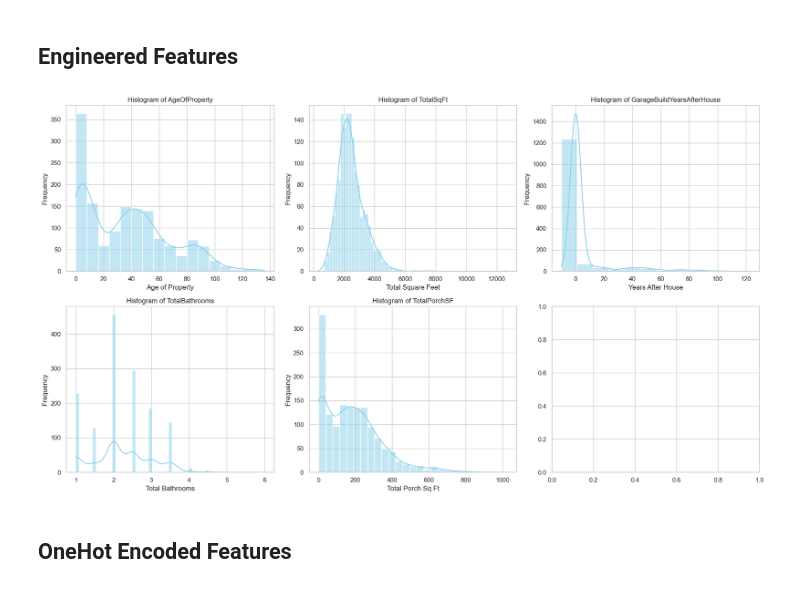
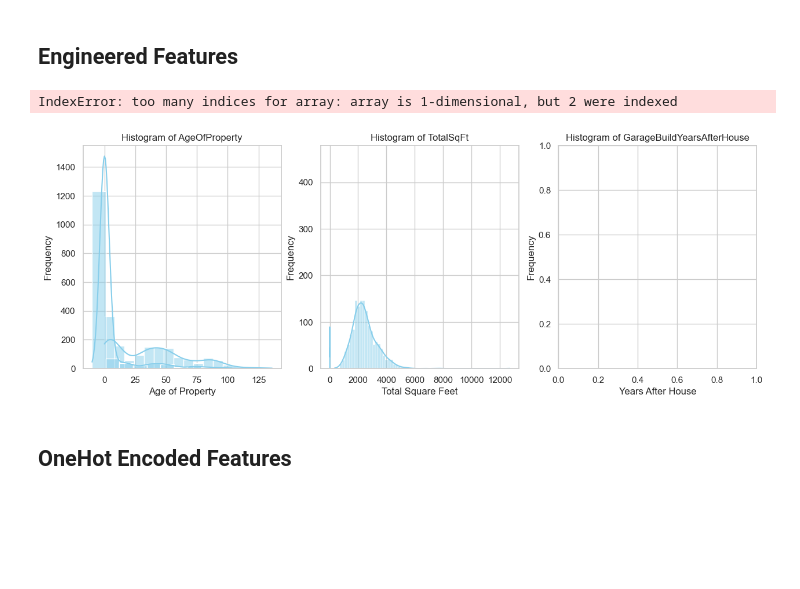
Before and after one commit to ksobczykR2DS/price-prediction, a Jupyter notebook: data_exploration.ipynb, the cells around one changed output. Saved outputs shown, nothing was run; the diff lists cells and outputs as text; code cells hidden in the pictures; blank space fills up the shorter version.

```diff
--- a/data_exploration.ipynb
+++ b/data_exploration.ipynb
@@ -107,37 +107,38 @@ fig, axs = plt.subplots(1, 3, figsize=(15, 5))
 sns.histplot(df['AgeOfProperty'], ax=axs[0], color='skyblue', kde=True)
 axs[0].set_title('Histogram of AgeOfProperty')
 axs[0].set_xlabel('Age of Property')
 axs[0].set_ylabel('Frequency')
 
 # Histogram for 'TotalSqFt'
 sns.histplot(df['TotalSqFt'], ax=axs[1], color='skyblue', kde=True)
 axs[1].set_title('Histogram of TotalSqFt')
 axs[1].set_xlabel('Total Square Feet')
 axs[1].set_ylabel('Frequency')
 
 # Histogram for 'GarageBuildYearsAfterHouse'
-sns.histplot(df['GarageBuildYearsAfterHouse'], ax=axs[2], color='skyblue', kde=True)
+sns.histplot(df['GarageBuildYearsAfterHouse'], ax=axs[0], color='skyblue', kde=True)
 axs[2].set_title('Histogram of GarageBuildYearsAfterHouse')
 axs[2].set_xlabel('Years After House')
 axs[2].set_ylabel('Frequency')
 
 # Adding histograms for 'TotalBathrooms'
-sns.histplot(df['TotalBathrooms'], ax=axs[0, 0], color='skyblue', kde=True)
+sns.histplot(df['TotalBathrooms'], ax=axs[1], color='skyblue', kde=True)
 axs[0, 0].set_title('Histogram of TotalBathrooms')
 axs[0, 0].set_xlabel('Total Bathrooms')
 axs[0, 0].set_ylabel('Frequency')
 
 # Adding histograms for 'TotalPorchSF'
-sns.histplot(df['TotalPorchSF'], ax=axs[0, 1], color='skyblue', kde=True)
+sns.histplot(df['TotalPorchSF'], ax=axs[1], color='skyblue', kde=True)
 axs[0, 1].set_title('Histogram of TotalPorchSF')
 axs[0, 1].set_xlabel('Total Porch Sq Ft')
 axs[0, 1].set_ylabel('Frequency')
 
 # Displaying the plots
 plt.tight_layout()
 plt.show()
 # %% [output]
+IndexError: too many indices for array: array is 1-dimensional, but 2 were indexed
-[figure, old version]
+[figure, new version]
 # %% [markdown]
 ## OneHot Encoded Features
 # %%
```
Also changed, not shown: parts of 11 cells of this notebook, 5 other files.
